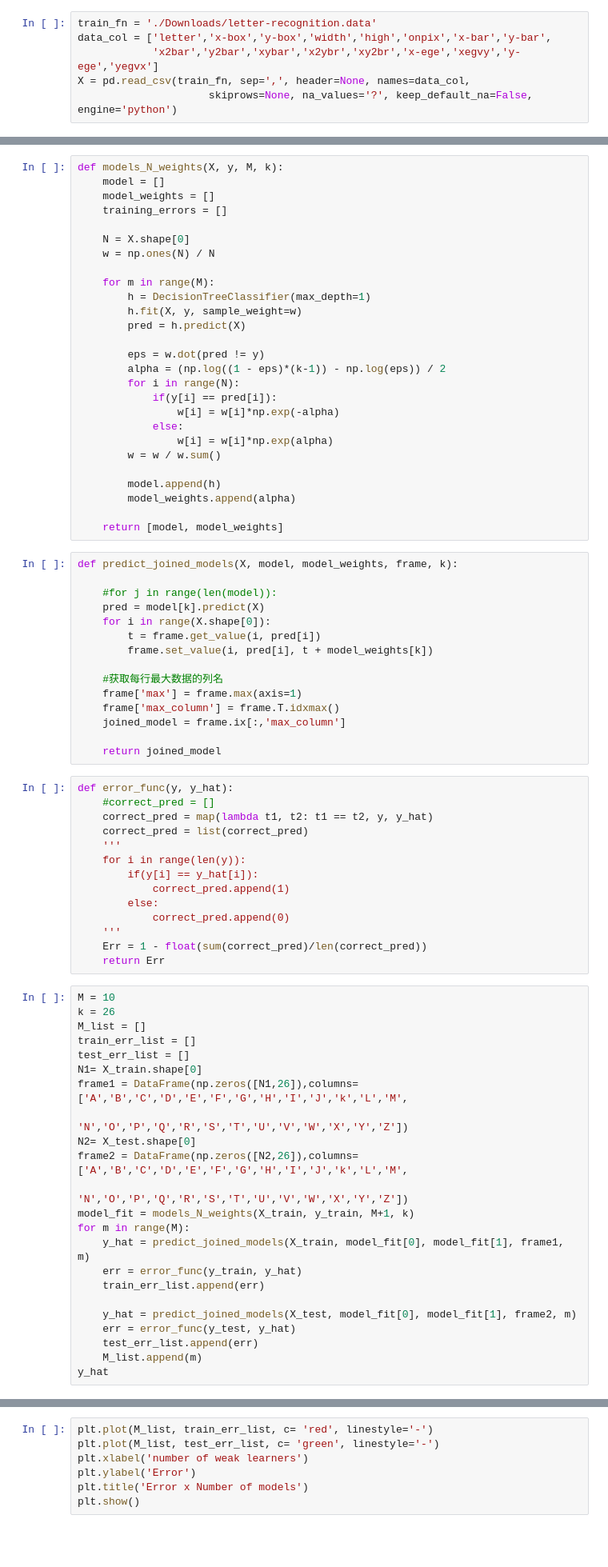
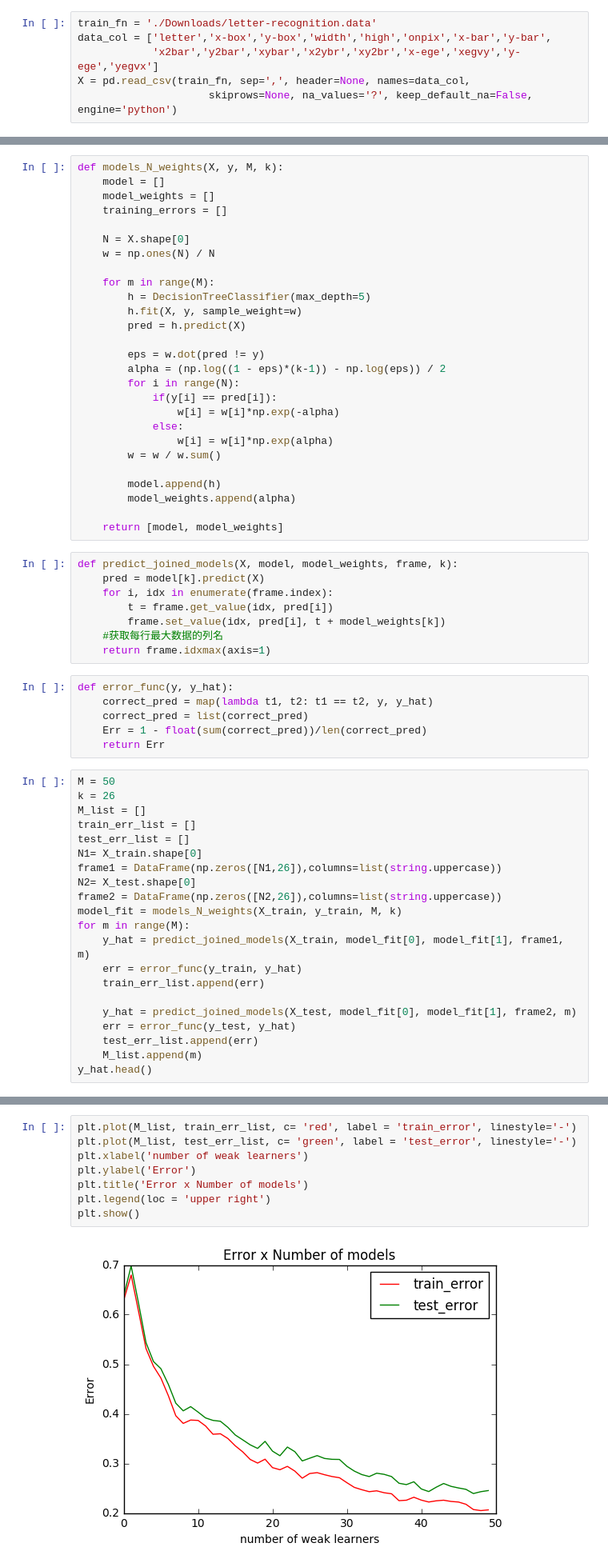
Before and after one commit to SunflowerPKU/Adaboost-Muliclass, a Jupyter notebook: Adaboost-MultiClass.ipynb, the cells around one changed output, grey strips where cells are left out. Shown at 80% size. Cells and saved outputs as stored; diff of their text form; blank space fills up the shorter version.

```diff
--- a/Adaboost-MultiClass.ipynb
+++ b/Adaboost-MultiClass.ipynb
@@ -110,7 +76,7 @@ def models_N_weights(X, y, M, k):
     w = np.ones(N) / N
 
     for m in range(M):
-        h = DecisionTreeClassifier(max_depth=1)
+        h = DecisionTreeClassifier(max_depth=5)
         h.fit(X, y, sample_weight=w)
         pred = h.predict(X)
 
@@ -129,46 +95,29 @@ def models_N_weights(X, y, M, k):
     return [model, model_weights]
 # %%
 def predict_joined_models(X, model, model_weights, frame, k):
-
-    #for j in range(len(model)):
     pred = model[k].predict(X)
-    for i in range(X.shape[0]):
-        t = frame.get_value(i, pred[i])
-        frame.set_value(i, pred[i], t + model_weights[k])
-
+    for i, idx in enumerate(frame.index):
+        t = frame.get_value(idx, pred[i])
+        frame.set_value(idx, pred[i], t + model_weights[k])
     #获取每行最大数据的列名
-    frame['max'] = frame.max(axis=1)
-    frame['max_column'] = frame.T.idxmax()
-    joined_model = frame.ix[:,'max_column']
-
-    return joined_model
+    return frame.idxmax(axis=1)
 # %%
 def error_func(y, y_hat):
-    #correct_pred = []
     correct_pred = map(lambda t1, t2: t1 == t2, y, y_hat)
     correct_pred = list(correct_pred)
-    '''
-    for i in range(len(y)):
-        if(y[i] == y_hat[i]):
-            correct_pred.append(1)
-        else:
-            correct_pred.append(0)
-    '''
-    Err = 1 - float(sum(correct_pred)/len(correct_pred))
+    Err = 1 - float(sum(correct_pred))/len(correct_pred)
     return Err
 # %%
-M = 10
+M = 50
 k = 26
 M_list = []
 train_err_list = []
 test_err_list = []
 N1= X_train.shape[0]
-frame1 = DataFrame(np.zeros([N1,26]),columns=['A','B','C','D','E','F','G','H','I','J','k','L','M',
-                                           'N','O','P','Q','R','S','T','U','V','W','X','Y','Z'])
+frame1 = DataFrame(np.zeros([N1,26]),columns=list(string.uppercase))
 N2= X_test.shape[0]
-frame2 = DataFrame(np.zeros([N2,26]),columns=['A','B','C','D','E','F','G','H','I','J','k','L','M',
-                                           'N','O','P','Q','R','S','T','U','V','W','X','Y','Z'])
-model_fit = models_N_weights(X_train, y_train, M+1, k)
+frame2 = DataFrame(np.zeros([N2,26]),columns=list(string.uppercase))
+model_fit = models_N_weights(X_train, y_train, M, k)
 for m in range(M):
     y_hat = predict_joined_models(X_train, model_fit[0], model_fit[1], frame1, m)
     err = error_func(y_train, y_hat)
@@ -178,5 +127,5 @@ for m in range(M):
     err = error_func(y_test, y_hat)
     test_err_list.append(err)
     M_list.append(m)
-y_hat
+y_hat.head()
 # %% [output]
@@ -184,7 +150,10 @@ ValueError: could not convert string to float: T
 # %%
-plt.plot(M_list, train_err_list, c= 'red', linestyle='-')
-plt.plot(M_list, test_err_list, c= 'green', linestyle='-')
+plt.plot(M_list, train_err_list, c= 'red', label = 'train_error', linestyle='-')
+plt.plot(M_list, test_err_list, c= 'green', label = 'test_error', linestyle='-')
 plt.xlabel('number of weak learners')
 plt.ylabel('Error')
 plt.title('Error x Number of models')
+plt.legend(loc = 'upper right')
 plt.show()
+# %% [output]
+[figure, added]
```
Also changed, not shown: parts of 7 cells of this notebook.
